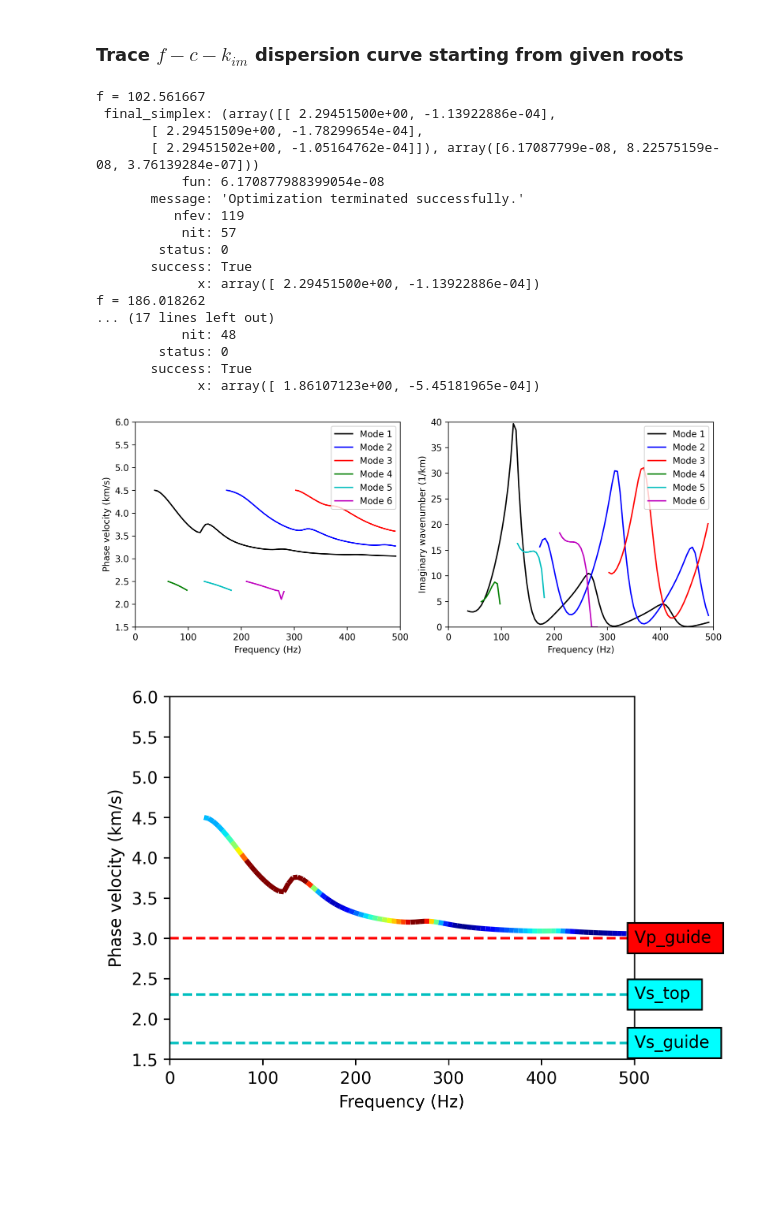
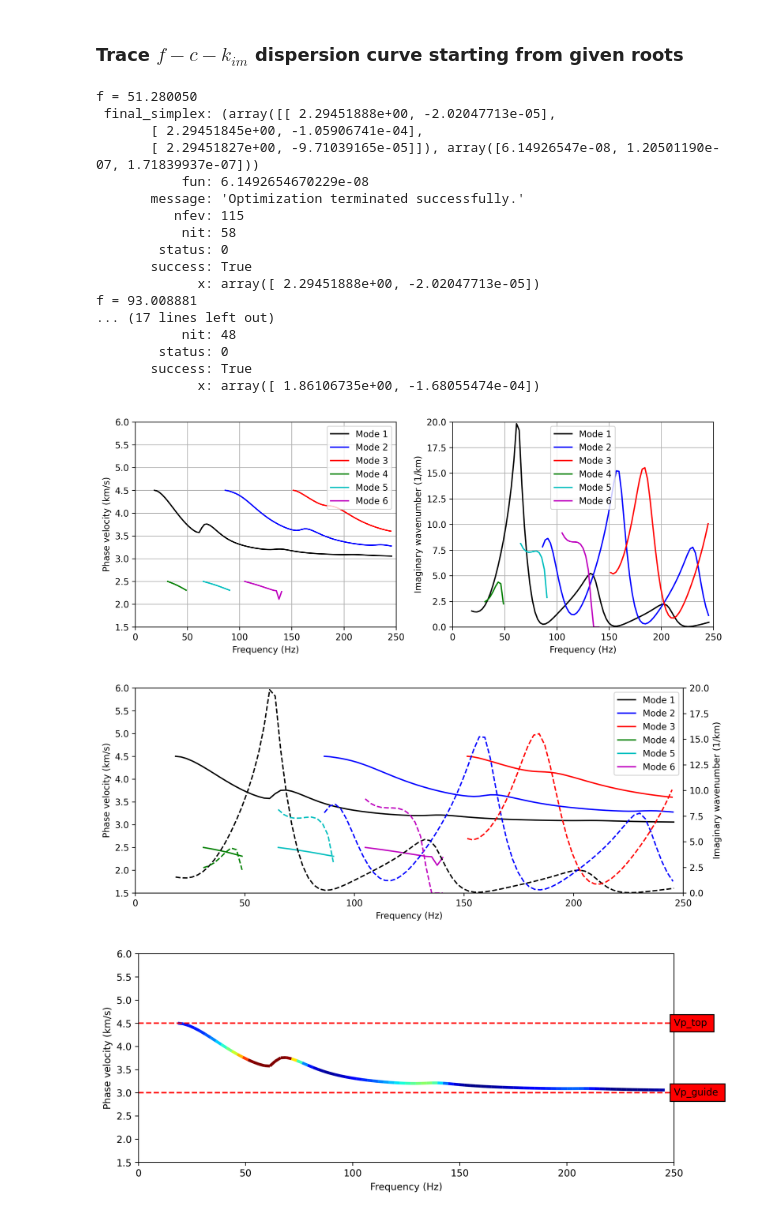
Before and after one commit to nmbader/pydisperse, a Jupyter notebook: notebooks/leaky_modes.ipynb, the cells around one changed output. Saved outputs shown, nothing was run; the diff lists cells and outputs as text; code cells hidden in the pictures; blank space fills up the shorter version.

```diff
--- a/notebooks/leaky_modes.ipynb
+++ b/notebooks/leaky_modes.ipynb
@@ -21,11 +21,11 @@ nlayers=3 # number of layers
 vp=np.array([4.5,3.0,5.5]) # P-wave speed in km/s per layer (from top to bottom)
 vs=np.array([2.3,1.7,2.7]) # S-wave speed in km/s
 rho=np.array([2.3,2,2.5]) # S-wave speed in km/s
-d=np.array([100,0.015,100]) # thickness in km, first and last layers are half-spaces
+d=np.array([100,0.030,100]) # thickness in km, first and last layers are half-spaces
 
 # define the size of the map
 fmin=0 #frequeny (Hz)
-fmax=500
+fmax=250
 nf=500
 kim_min=-10 # imaginary horizontal wavenumber (attenuation, 1/km). Negative values mean amplification (non-physical) but they are still well defined in the dispersion function.
 kim_max=10
@@ -165,7 +227,7 @@ plt.show()
 # %%
 # define the size of the map
 fmin=0 #frequeny (Hz)
-fmax=500
+fmax=250
 nf=100
 kim_min=0 # imaginary horizontal wavenumber (attenuation, 1/km).
 kim_max=20
@@ -252,23 +314,23 @@ for i in range(nr2):
     fca_roots[:]=[roots2[0,i],c02,roots2[1,i]]
     fca_curves[nr1+i] = leaky_dispersion_curve(leaky_abs, fca_roots,  fmax, df, threshold, nlayers, vp, vs, rho, d)
 # %% [output]
-f = 102.561667
- final_simplex: (array([[ 2.29451500e+00, -1.13922886e-04],
-       [ 2.29451509e+00, -1.78299654e-04],
-       [ 2.29451502e+00, -1.05164762e-04]]), array([6.17087799e-08, 8.22575159e-08, 3.76139284e-07]))
-           fun: 6.170877988399054e-08
+f = 51.280050
+ final_simplex: (array([[ 2.29451888e+00, -2.02047713e-05],
+       [ 2.29451845e+00, -1.05906741e-04],
+       [ 2.29451827e+00, -9.71039165e-05]]), array([6.14926547e-08, 1.20501190e-07, 1.71839937e-07]))
+           fun: 6.1492654670229e-08
        message: 'Optimization terminated successfully.'
-          nfev: 119
-           nit: 57
+          nfev: 115
+           nit: 58
         status: 0
        success: True
-             x: array([ 2.29451500e+00, -1.13922886e-04])
-f = 186.018262
+             x: array([ 2.29451888e+00, -2.02047713e-05])
+f = 93.008881
 ... (17 lines left out)
            nit: 48
         status: 0
        success: True
-             x: array([ 1.86107123e+00, -5.45181965e-04])
+             x: array([ 1.86106735e+00, -1.68055474e-04])
 # %%
 fig=plt.figure(figsize=(10, 4),dpi=300)
 
@@ -285,6 +347,7 @@ plt.xlabel("Frequency (Hz)")
 plt.ylabel("Phase velocity (km/s)")
 plt.xlim(fmin, fmax)
 plt.ylim(cmin,cmax)
+plt.grid()
 
 plt.subplot(1,2,2)
 
@@ -298,35 +361,63 @@ plt.xlabel("Frequency (Hz)")
 # plt.ylabel("Attenuation (Nepers per unit distance)")
 plt.ylabel("Imaginary wavenumber (1/km)")
 plt.xlim(fmin, fmax)
-plt.ylim(kim_min,2*kim_max)
+plt.ylim(kim_min,kim_max)
+plt.grid()
 
 plt.tight_layout()
 
 plt.show()
 # %% [output]
-[figure, old version]
+[figure, new version]
+# %%
+fig,ax1=plt.subplots(figsize=(10, 4),dpi=300)
+ax2=ax1.twinx()
+
+cf_curves=np.empty(nr, dtype='object')
+mpl.rcParams['axes.prop_cycle'] = cycler(color='kbrgcmy')
+for i in range(nr):
+    cf_curves[i],=ax1.plot(fca_curves[i][0,:],fca_curves[i][1,:])
+    cf_curves[i].set_label("Mode "+str(i+1))
+
+ax1.legend(loc='best')
+ax1.set_xlabel("Frequency (Hz)")
+ax1.set_ylabel("Phase velocity (km/s)")
+ax1.set_xlim(fmin, fmax)
+ax1.set_ylim(cmin,cmax)
+
+af_curves=np.empty(nr, dtype='object')
+for i in range(nr):
+    af_curves[i],=ax2.plot(fca_curves[i][0,:],fca_curves[i][2,:],'--')
+    af_curves[i].set_label("Mode "+str(i+1))
+
+ax2.set_ylabel("Imaginary wavenumber (1/km)")
+ax2.set_ylim(kim_min,kim_max)
+
+plt.tight_layout()
+
+plt.show()
+# %% [output]
+[figure, added]
 # %%
-fig, ax = plt.subplots(figsize=(5, 4),dpi=300)
+fig, ax = plt.subplots(figsize=(10, 4),dpi=300)
 
 points = np.array([fca_curves[0][0,:], fca_curves[0][1,:]]).T.reshape(-1, 1, 2)
 segments = np.concatenate([points[:-1], points[1:]], axis=1)
 lc = LineCollection(segments, cmap=plt.get_cmap('jet'),norm=plt.Normalize(0, 10))
 lc.set_array(fca_curves[0][2,:])
 lc.set_linewidth(3)
 ax.add_collection(lc)
 plt.xlim(fmin, fmax)
 plt.ylim(cmin, cmax)
 plt.xlabel("Frequency (Hz)")
 plt.ylabel("Phase velocity (km/s)")
 
-plt.hlines(vs[0],xmin=fmin, xmax=fmax,colors='c',linestyles='dashed',label='Vs_top')
-plt.hlines(vs[1],xmin=fmin, xmax=fmax,colors='c',linestyles='dashed',label='Vs_guide')
+plt.hlines(vp[0],xmin=fmin, xmax=fmax,colors='r',linestyles='dashed',label='Vp_top')
 plt.hlines(vp[1],xmin=fmin, xmax=fmax,colors='r',linestyles='dashed',label='Vp_guide')
 
-plt.text(fmax, vs[0], 'Vs_top ', bbox=dict(facecolor='cyan', alpha=1), ha='left', va='center')
-plt.text(fmax, vs[1], 'Vs_guide ', bbox=dict(facecolor='cyan', alpha=1), ha='left', va='center')
+plt.text(fmax, vp[0], 'Vp_top ', bbox=dict(facecolor='red', alpha=1), ha='left', va='center')
 plt.text(fmax, vp[1], 'Vp_guide ', bbox=dict(facecolor='red', alpha=1), ha='left', va='center')
 
 plt.show()
 # %% [output]
-[figure, old version]
+[figure, new version]
```
Also changed, not shown: parts of 5 cells of this notebook, 1 other file.
